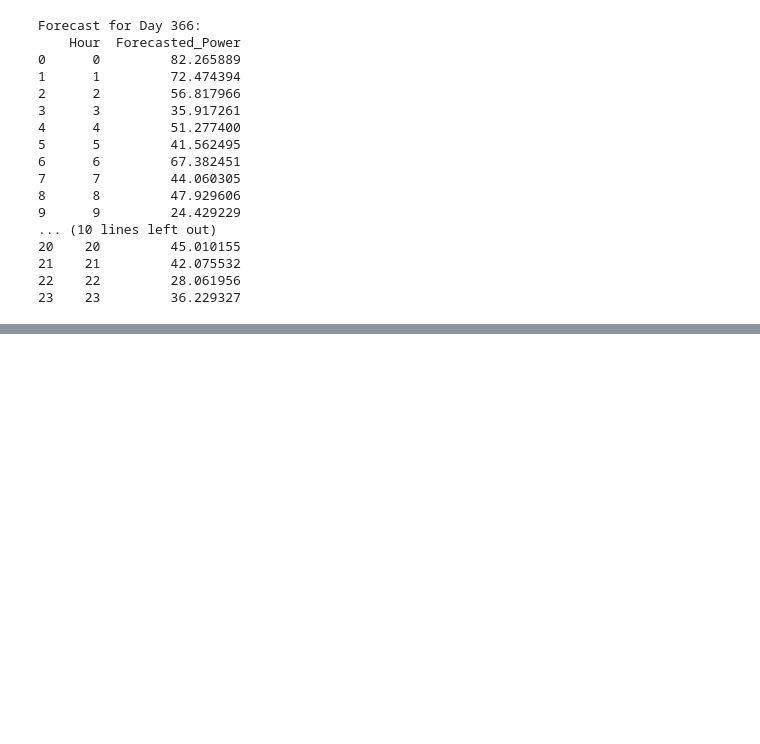
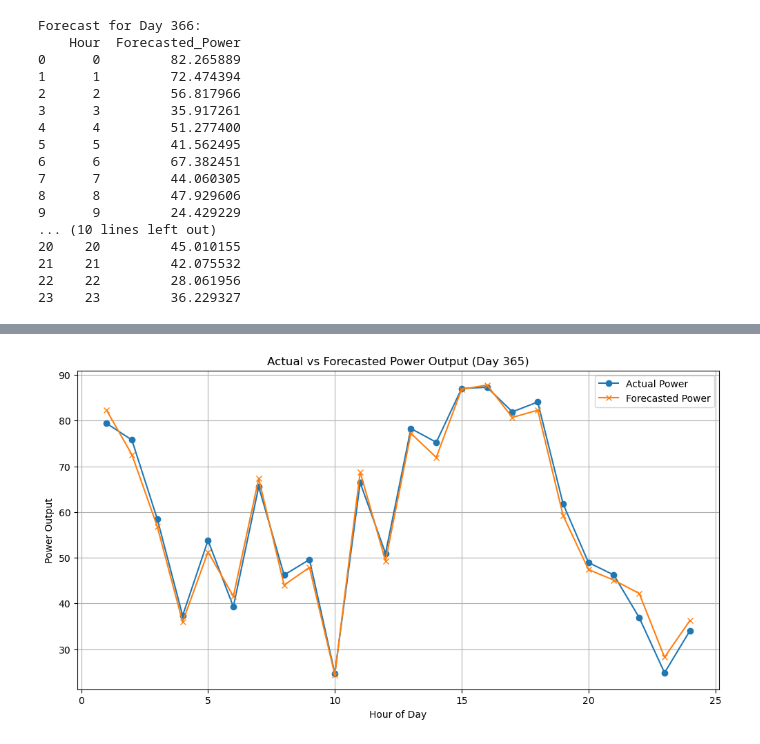
Before and after one commit to Dejiwonder/Time_series_Forecasting_with_LSTM, a Jupyter notebook: LSTM.ipynb, the cells around one changed output, grey strips where cells are left out. Saved outputs shown, nothing was run; the diff lists cells and outputs as text; code cells hidden in the pictures; blank space fills up the shorter version.

```diff
--- a/LSTM.ipynb
+++ b/LSTM.ipynb
@@ -184,3 +215,95 @@ Forecast for Day 366:
 21    21         42.075532
 22    22         28.061956
 23    23         36.229327
+# %%
+# =========================
+# 📌 DAY 365: Actual vs Forecast Comparison
+# =========================
+
+# Extract actual last day (365th) values
+actual_day_365 = y_test[-24:].values  # last 24 hours of true power output
+
+# Extract features for last day and predict
+last_day_features = X_test[-24:].copy()
+
+# Scale features
+last_day_scaled = scaler.transform(last_day_features)
+
+# Predict using trained model
+day_365_pred = svm_model.predict(last_day_scaled)
+
+# Compare Actual vs Forecast (Day 365)
+errors = actual_day_365 - day_365_pred
+absolute_errors = np.abs(errors)
+
+comparison_df = pd.DataFrame({
+    'Hour': range(1, 25),
+    'Actual Power': actual_day_365,
+    'Forecasted Power': day_365_pred,
+    'Error (Actual - Forecast)': errors,
+    'Absolute Error': absolute_errors
+})
+
+print("\n🔍 Comparison of Actual vs Forecasted Power for Day 365:")
+print(comparison_df)
+
+# Calculate evaluation metrics
+day365_rmse = np.sqrt(mean_squared_error(actual_day_365, day_365_pred))
+day365_mae = mean_absolute_error(actual_day_365, day_365_pred)
+day365_r2 = r2_score(actual_day_365, day_365_pred)
+
+print("\n📊 Day 365 Forecast Metrics:")
+print(f"RMSE: {day365_rmse:.2f}")
+print(f"MAE: {day365_mae:.2f}")
+print(f"R²: {day365_r2:.2f}")
+
+# Plot Actual vs Forecast
+plt.figure(figsize=(12, 6))
+plt.plot(range(1, 25), actual_day_365, marker='o', label='Actual Power')
+plt.plot(range(1, 25), day_365_pred, marker='x', label='Forecasted Power')
+plt.title('Actual vs Forecasted Power Output (Day 365)')
+plt.xlabel('Hour of Day')
+plt.ylabel('Power Output')
+plt.legend()
+plt.grid(True)
+plt.show()
+
+
+# =========================
+# 📌 DAY 366: Forecast Only
+# =========================
+
+# Prepare data for forecasting Day 366
+day_366_features = last_day_features.copy()
+day_366_features['Day'] += 1  # move to next day
+
+# Handle month transition if needed (e.g., day 31 -> 1, new month)
+if (day_366_features['Day'] > 31).any():
+    day_366_features['Day'] = 1
+    day_366_features['Month'] += 1
+
+# Scale features
+day_366_scaled = scaler.transform(day_366_features)
+
+# Forecast Day 366
+day_366_pred = svm_model.predict(day_366_scaled)
+
+# Put results in DataFrame
+forecast_day366_df = pd.DataFrame({
+    'Hour': range(1, 25),
+    'Forecasted_Power': day_366_pred
+})
+
+print("\n🔮 Forecast for Day 366:")
+print(forecast_day366_df)
+
+# Plot forecast
+plt.figure(figsize=(12, 6))
+plt.plot(range(1, 25), day_366_pred, marker='x', label='Forecasted Power')
+plt.title('Forecasted Power Output for Day 366')
+plt.xlabel('Hour of Day')
+plt.ylabel('Power Output')
+plt.legend()
+plt.grid(True)
+plt.show()
+# %% [output]
@@ -186,0 +327 @@ Forecast for Day 366:
+[figure, added]
```
Also changed, not shown: parts of 3 cells of this notebook.
